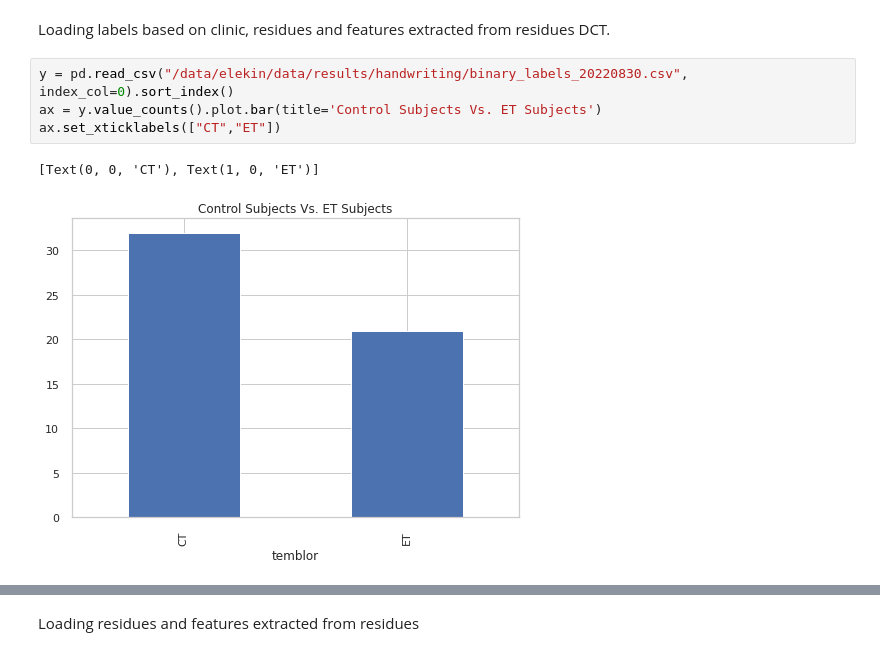
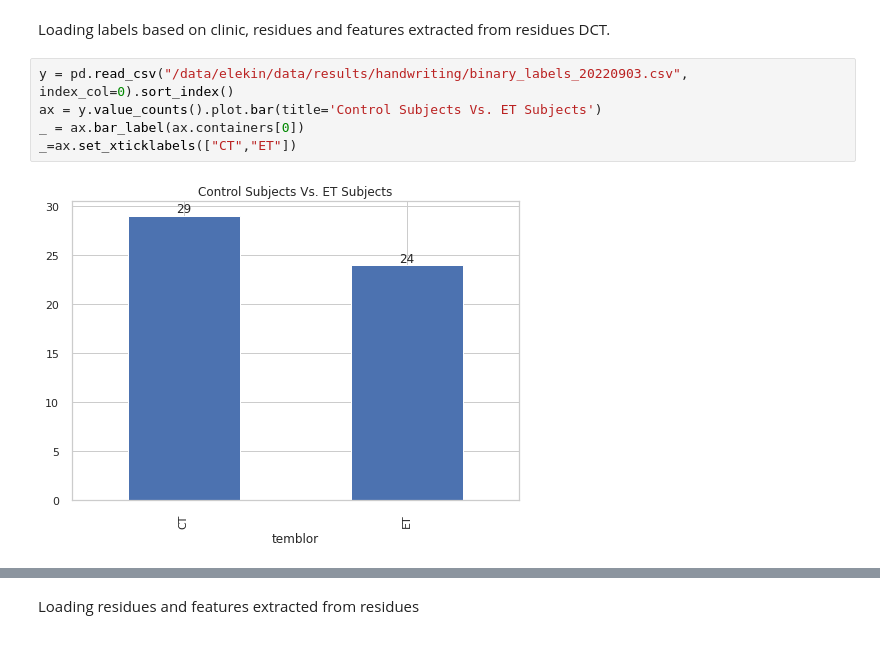
Before and after one commit to spolex/spiral, a Jupyter notebook: notebooks/202208_spiral_extracted_features_exploration-csv.ipynb, the cells around one changed output, grey strips where cells are left out. Drawn from its saved outputs; the diff is of its cells as text.

```diff
--- a/notebooks/202208_spiral_extracted_features_exploration-csv.ipynb
+++ b/notebooks/202208_spiral_extracted_features_exploration-csv.ipynb
@@ -62,9 +62,9 @@ residues.shape
 # %% [markdown]
 Loading labels based on clinic, residues and features extracted from residues DCT.
 # %%
-y = pd.read_csv("/data/elekin/data/results/handwriting/binary_labels_20220830.csv", index_col=0).sort_index()
+y = pd.read_csv("/data/elekin/data/results/handwriting/binary_labels_20220903.csv", index_col=0).sort_index()
 ax = y.value_counts().plot.bar(title='Control Subjects Vs. ET Subjects')
-ax.set_xticklabels(["CT","ET"])
+_ = ax.bar_label(ax.containers[0])
+_=ax.set_xticklabels(["CT","ET"])
 # %% [output]
-[Text(0, 0, 'CT'), Text(1, 0, 'ET')]
-[figure, old version]
+[figure, new version]
```
Also changed, not shown: parts of 30 cells of this notebook, 4 other files.
